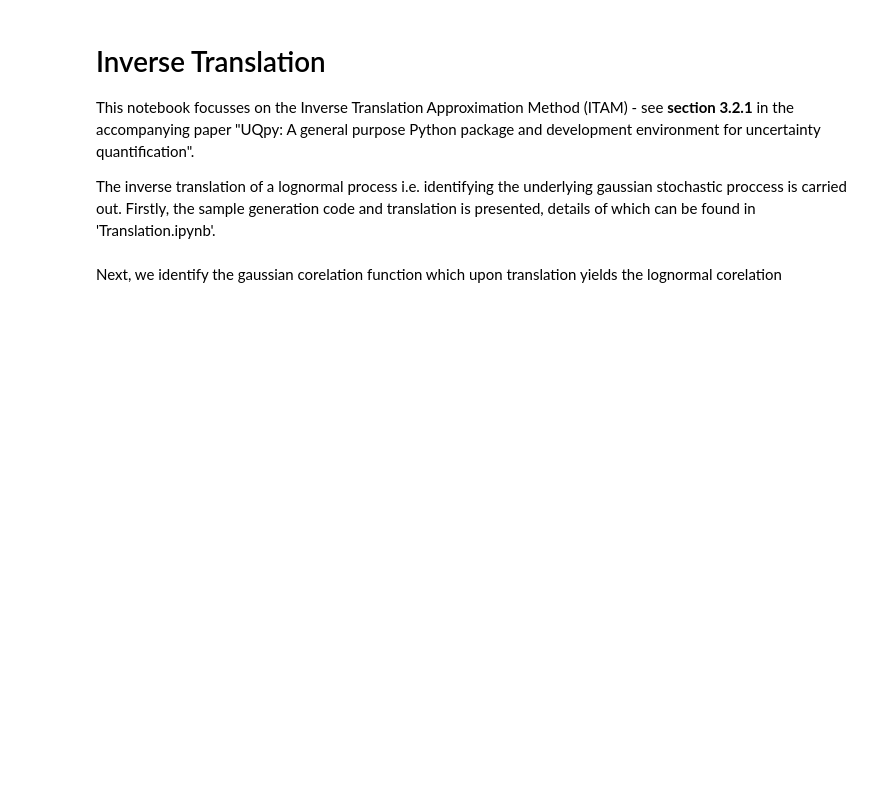
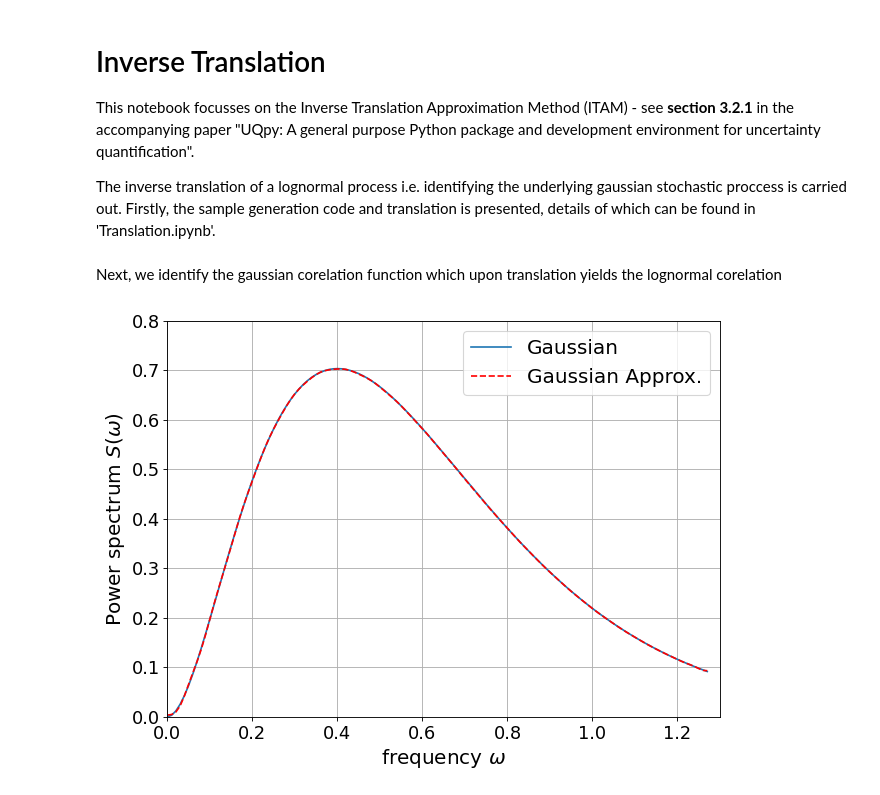
Before and after one commit to SURGroup/UQpy_paper, a Jupyter notebook: Section3_SamplingForwardPropagation/Section3.2_StochasticProcess/InverseTranslation.ipynb, the cells around one changed output. Cells and saved outputs as stored; diff of their text form; code cells hidden in the pictures; blank space fills up the shorter version.

Commit message:
Modif to InverseTranslation

```diff
--- a/Section3_SamplingForwardPropagation/Section3.2_StochasticProcess/InverseTranslation.ipynb
+++ b/Section3_SamplingForwardPropagation/Section3.2_StochasticProcess/InverseTranslation.ipynb
@@ -58,14 +58,18 @@ R_g_inv = Inverse_translate_object.correlation_function_gaussian
 S_g_inv = Inverse_translate_object.power_spectrum_gaussian
 # %%
 fig7 = plt.figure(num=None, figsize=(8, 6), dpi=80, facecolor='w', edgecolor='k')
-# fig7 = plt.figure()
-# plt.plot(w, S_ng, label='non_Gaussian')
 plt.plot(w, S, label='Gaussian')
-plt.plot(w, S_g_inv, label='Gaussian Approx')
-plt.xlabel('frequency $\omega$', FontSize=18)
-plt.ylabel('Power spectrum $S(\omega)$', FontSize=18)
+plt.plot(w, S_g_inv, label='Gaussian Approx.', linestyle='--', color='red')
+plt.grid(True)
+plt.xlabel(r'frequency $\omega$', fontsize=18)
+plt.ylabel(r'Power spectrum $S(\omega)$', fontsize=18)
+plt.xticks(fontsize=16)
+plt.yticks(fontsize=16)
 plt.xlim(0, 1.3)
 plt.ylim(0, 0.8)
-plt.legend(loc='upper right')
-plt.savefig('power_spectrum_inverse_translation.eps')
+plt.legend(loc='upper right', fontsize=18)
+plt.tight_layout()
+#plt.savefig('power_spectrum_inverse_translation.eps')
 plt.show()
+# %% [output]
+[figure, added]
```
